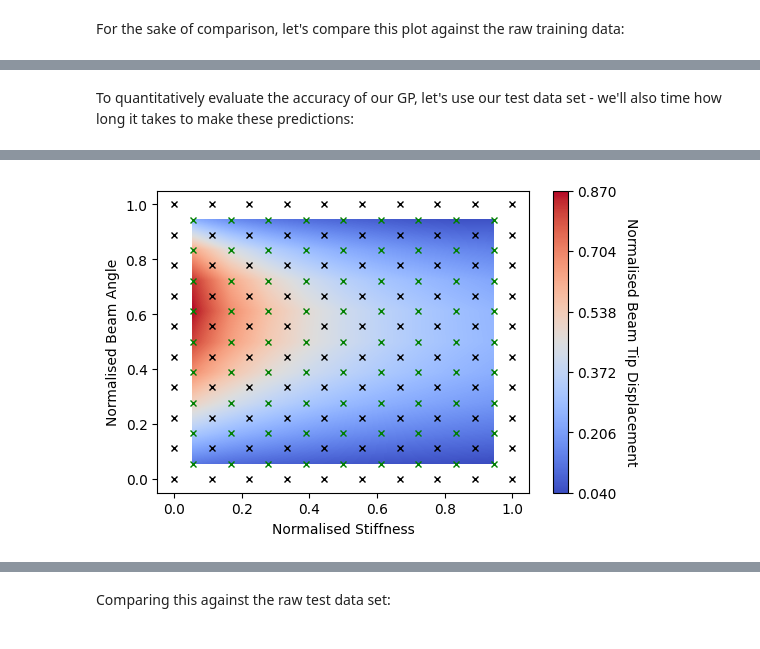
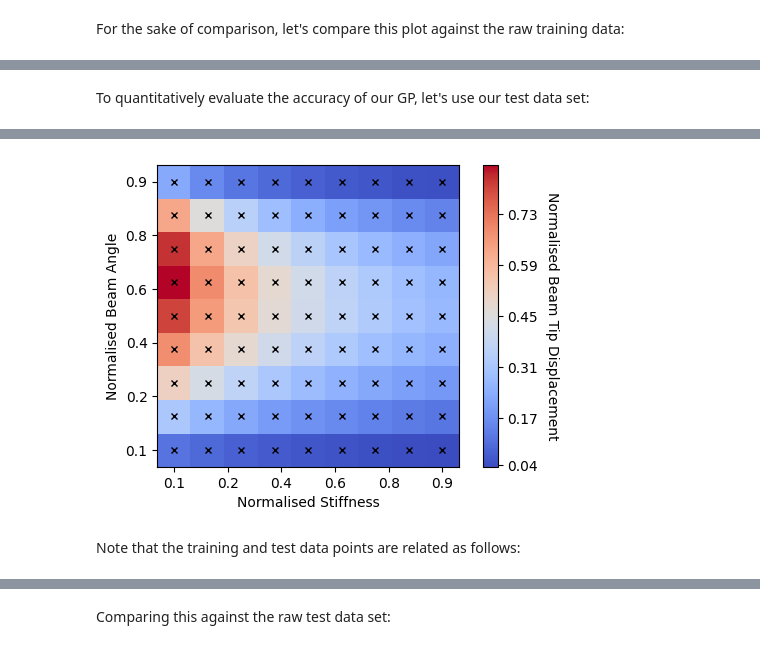
Before and after one commit to mabilton/bayesian_oed_bilton_masters, a Jupyter notebook: chapter_4/[1] Surrogate Beam Model.ipynb, the cells around one changed output, grey strips where cells are left out. Cells and saved outputs as stored; diff of their text form; code cells hidden in the pictures.

```diff
--- a/chapter_4/[1] Surrogate Beam Model.ipynb
+++ b/chapter_4/[1] Surrogate Beam Model.ipynb
@@ -34,12 +34,18 @@ Load test and train data:
 def load_beam_data(file_dir):
     with open(file_dir, 'r') as f:
         data = json.load(f)
-    x = jnp.stack([jnp.array(data[key]) for key in ('C_1', 'beam_angle')], axis=-1)
-    y = jnp.array(jnp.array(data['end_disp'])).reshape(-1,1)
-    return {'x': x, 'y': y}
+    C_1 = jnp.array(data['C_1'])
+    angles = jnp.array(data['beam_angle'])
+    disp = jnp.array(data['end_disp'])
+    x = jnp.stack([C_1, angles], axis=-1)
+    y = disp.reshape(-1,1)
+    C1_pts = jnp.unique(C_1.flatten())
+    angle_pts = jnp.unique(angles.flatten())
+    angle_grid, C1_grid = np.meshgrid(C1_pts, angle_pts)
+    return {'C_1': C1_grid, 'beam_angle': angle_grid, 'end_disp': disp, 'x': x, 'y': y, 'time': jnp.array(data['t_solve'])}
 
-beam_training_data = load_beam_data(os.path.join(data_dir, 'neohookean_beam_training_data.json'))
-beam_test_data = load_beam_data(os.path.join(data_dir, 'neohookean_beam_test_data.json'))
+train_data = load_beam_data(os.path.join(data_dir, 'neohookean_beam_training_data.json'))
+test_data = load_beam_data(os.path.join(data_dir, 'neohookean_beam_test_data.json'))
 # %% [output]
 WARNING:absl:No GPU/TPU found, falling back to CPU. (Set TF_CPP_MIN_LOG_LEVEL=0 and rerun for more info.)
 # %% [markdown]
@@ -47,14 +77,13 @@ Since the `C_1` and `beam_angle` parameters take on different ranges of values,
 # %%
 def scale_data(train_data, test_data):
     for key in train_data.keys():
-        train_val, test_val = train_data[key], test_data[key]
-        combined = jnp.concatenate([train_val, test_val], axis=0)
-        min_val, max_val = jnp.min(combined,axis=0), jnp.max(combined,axis=0)
-        train_data[key] = (train_val-min_val)/(max_val-min_val)
-        test_data[key] = (test_val-min_val)/(max_val-min_val)
+        # Don't scale solution time
+        if key != 'time':
+            min_val, max_val = get_scale_vals(train_data, test_data, key)
+            train_data[key] = (train_data[key]-min_val)/(max_val-min_val)
+            test_data[key] = (test_data[key]-min_val)/(max_val-min_val)
     return train_data, test_data
-
-beam_training_data, beam_test_data = scale_data(beam_training_data, beam_test_data)
+train_data, test_data = scale_data(train_data, test_data)
 # %% [markdown]
 Define and train Gaussian process model - let's also time how long it takes to train the GP:
 # %%
@@ -70,7 +99,7 @@ constraints = {"length_0": {">": 0.01, "<": 1},
 print('Training GP...')
 np.random.seed(42)
 time_0 = time.time()
-beam_gp = surrojax_gp.create_gp(kernel, beam_training_data['x'], beam_training_data['y'], constraints)
+beam_gp = surrojax_gp.create_gp(kernel, train_data['x'], train_data['y'], constraints)
 t_train = time.time() - time_0
 print(f'Took {t_train:.2f} seconds to train GP surrogate.')
 # %% [output]
@@ -123,15 +177,9 @@ fig.show()
 # %% [markdown]
-To quantitatively evaluate the accuracy of our GP, let's use our test data set - we'll also time how long it takes to make these predictions:
+To quantitatively evaluate the accuracy of our GP, let's use our test data set:
 # %%
-time_0 = time.time()
-gp_pred = beam_gp.predict(beam_test_data['x'])['mean']
-time_pred = time.time() - time_0
-print(f'Predictions took {time_pred:.5f} seconds to compute')
-num_test_pts = num_train_pts - 1
-fig = plotting_helpers.plot_beam_data(beam_test_data['x'][:,0], beam_test_data['x'][:,1], gp_pred,
-                                      grid_shape=(num_test_pts, num_test_pts),
-                                      train_pts=beam_training_data, test_pts=beam_test_data,
-                                      z_label='Normalised Beam Tip Displacement')
-plt.savefig(os.path.join(fig_save_dir, 'gp_pred_test.png'), dpi=mpl_save_dpi)
+gp_pred = beam_gp.predict(test_data['x'])['mean']
+fig = plotting_helpers.plot_gp_heatmap(test_data['C_1'], test_data['beam_angle'], test_data['end_disp'],
+                                       raw_data=test_data, z_label='Normalised Beam Tip Displacement')
+plt.savefig(os.path.join(fig_save_dir, 'gp_test.png'), dpi=mpl_save_dpi)
 fig.show()
 # %% [output]
@@ -139 +186,3 @@ Predictions took 0.54427 seconds to compute
-[figure, old version]
+[figure, new version]
+# %% [markdown]
+Note that the training and test data points are related as follows:
```
Also changed, not shown: parts of 23 cells of this notebook, 58 other files.
